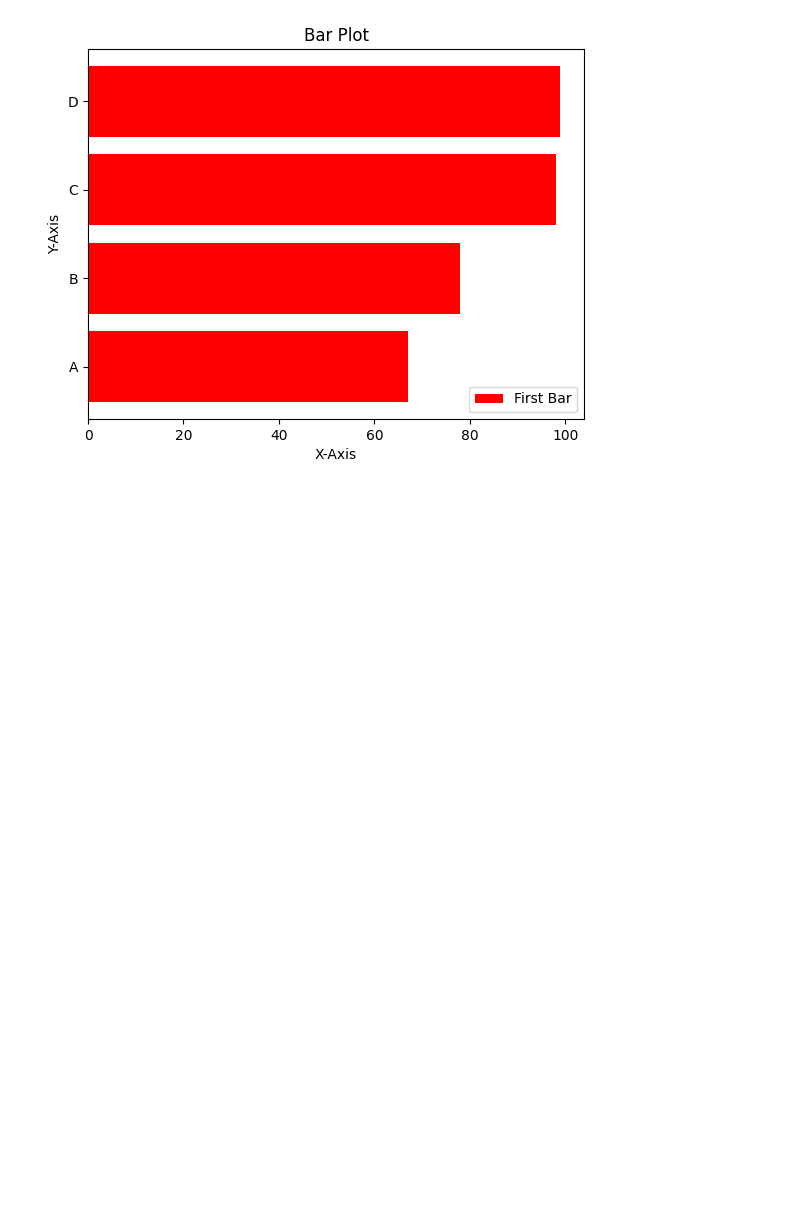
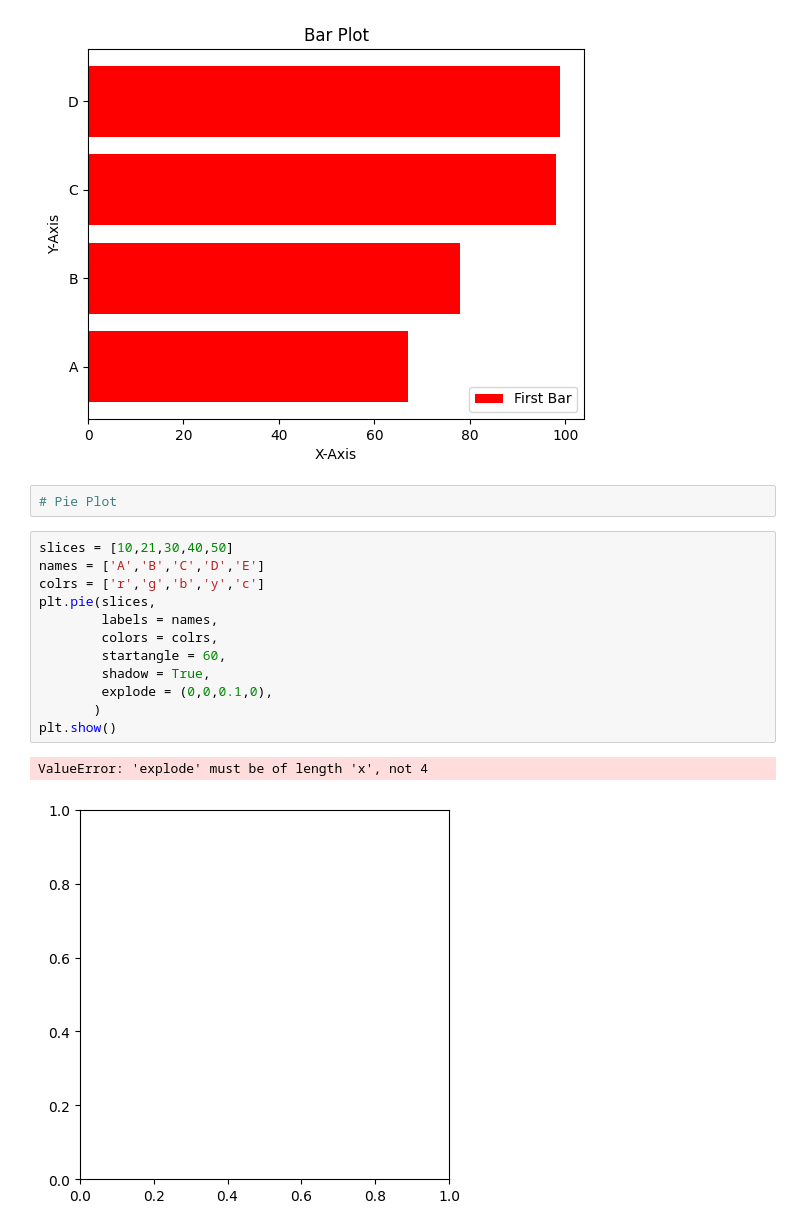
Before and after one commit to karvind08/Python-2025, a Jupyter notebook: Matplotlib/01 December 2025.ipynb, the cells around one changed output. Cells and saved outputs as stored; diff of their text form; blank space fills up the shorter version.

```diff
--- a/Matplotlib/01 December 2025.ipynb
+++ b/Matplotlib/01 December 2025.ipynb
@@ -36,3 +36,20 @@ plt.ylabel('Y-Axis')
 plt.show()
 # %% [output]
 [figure]
+# %%
+# Pie Plot
+# %%
+slices = [10,21,30,40,50]
+names = ['A','B','C','D','E']
+colrs = ['r','g','b','y','c']
+plt.pie(slices,
+        labels = names,
+        colors = colrs,
+        startangle = 60,
+        shadow = True,
+        explode = (0,0,0.1,0),
+       )
+plt.show()
+# %% [output]
+ValueError: 'explode' must be of length 'x', not 4
+[figure, added]
```
